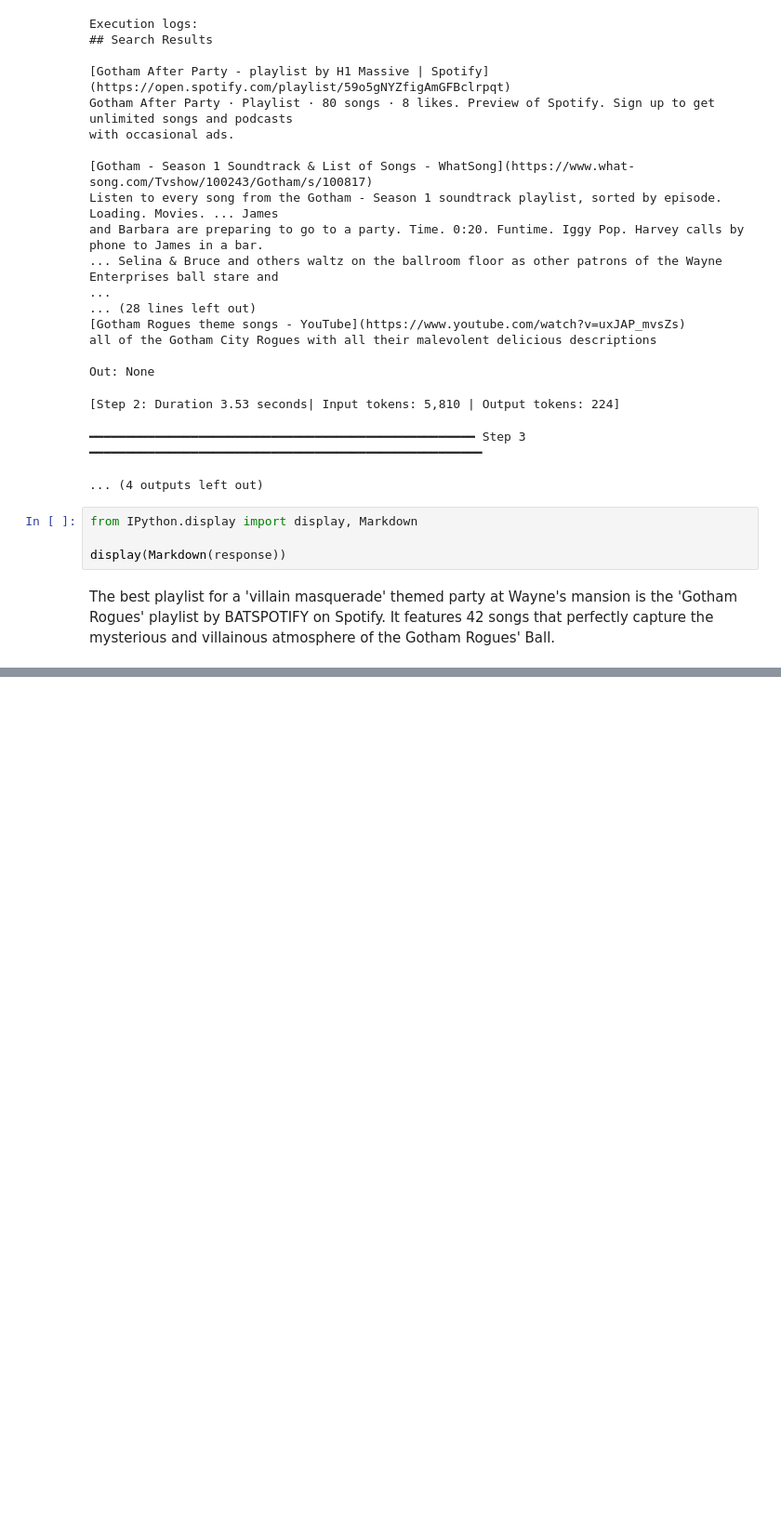
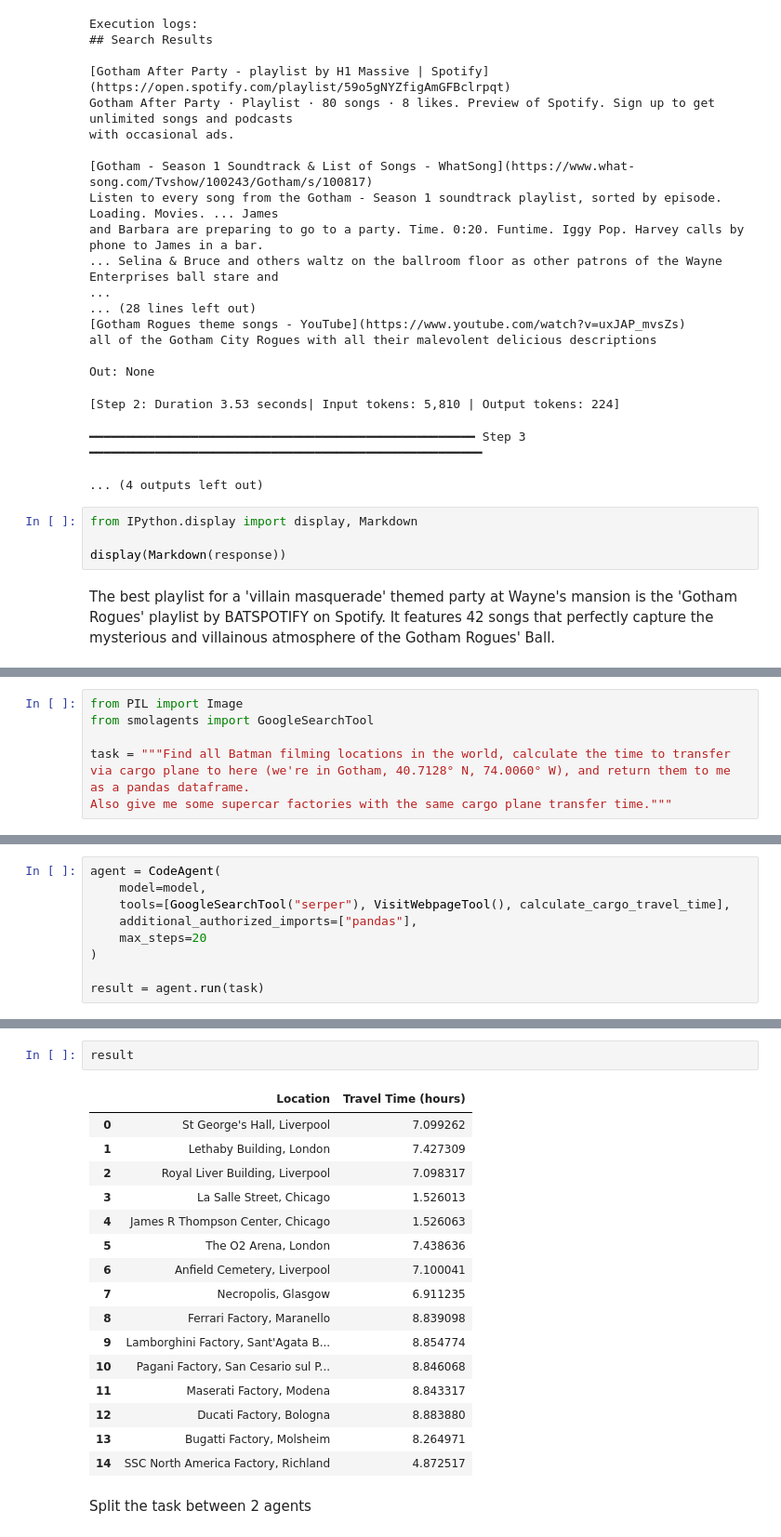
Before and after one commit to tituslhy/HuggingFace_Course, a Jupyter notebook: unit2_1_smolagents.ipynb, the cells around one changed output, grey strips where cells are left out. Shown at 93% size. Saved outputs shown, nothing was run; the diff lists cells and outputs as text; blank space fills up the shorter version.

```diff
--- a/unit2_1_smolagents.ipynb
+++ b/unit2_1_smolagents.ipynb
@@ -326,0 +384,6 @@ The best playlist for a 'villain masquerade' themed party at Wayne's mansion is
+# %%
+from PIL import Image
+from smolagents import GoogleSearchTool
+
+task = """Find all Batman filming locations in the world, calculate the time to transfer via cargo plane to here (we're in Gotham, 40.7128° N, 74.0060° W), and return them to me as a pandas dataframe.
+Also give me some supercar factories with the same cargo plane transfer time."""
@@ -326,0 +392,9 @@ The best playlist for a 'villain masquerade' themed party at Wayne's mansion is
+# %%
+agent = CodeAgent(
+    model=model,
+    tools=[GoogleSearchTool("serper"), VisitWebpageTool(), calculate_cargo_travel_time],
+    additional_authorized_imports=["pandas"],
+    max_steps=20
+)
+
+result = agent.run(task)
@@ -326,0 +482,21 @@ The best playlist for a 'villain masquerade' themed party at Wayne's mansion is
+# %%
+result
+# %% [output]
+|  | Location | Travel Time (hours) |
+| 0 | St George's Hall, Liverpool | 7.099262 |
+| 1 | Lethaby Building, London | 7.427309 |
+| 2 | Royal Liver Building, Liverpool | 7.098317 |
+| 3 | La Salle Street, Chicago | 1.526013 |
+| 4 | James R Thompson Center, Chicago | 1.526063 |
+| 5 | The O2 Arena, London | 7.438636 |
+| 6 | Anfield Cemetery, Liverpool | 7.100041 |
+| 7 | Necropolis, Glasgow | 6.911235 |
+| 8 | Ferrari Factory, Maranello | 8.839098 |
+| 9 | Lamborghini Factory, Sant'Agata B... | 8.854774 |
+| 10 | Pagani Factory, San Cesario sul P... | 8.846068 |
+| 11 | Maserati Factory, Modena | 8.843317 |
+| 12 | Ducati Factory, Bologna | 8.883880 |
+| 13 | Bugatti Factory, Molsheim | 8.264971 |
+| 14 | SSC North America Factory, Richland | 4.872517 |
+# %% [markdown]
+Split the task between 2 agents
```
Also changed, not shown: parts of 13 cells of this notebook, 2 other files.
